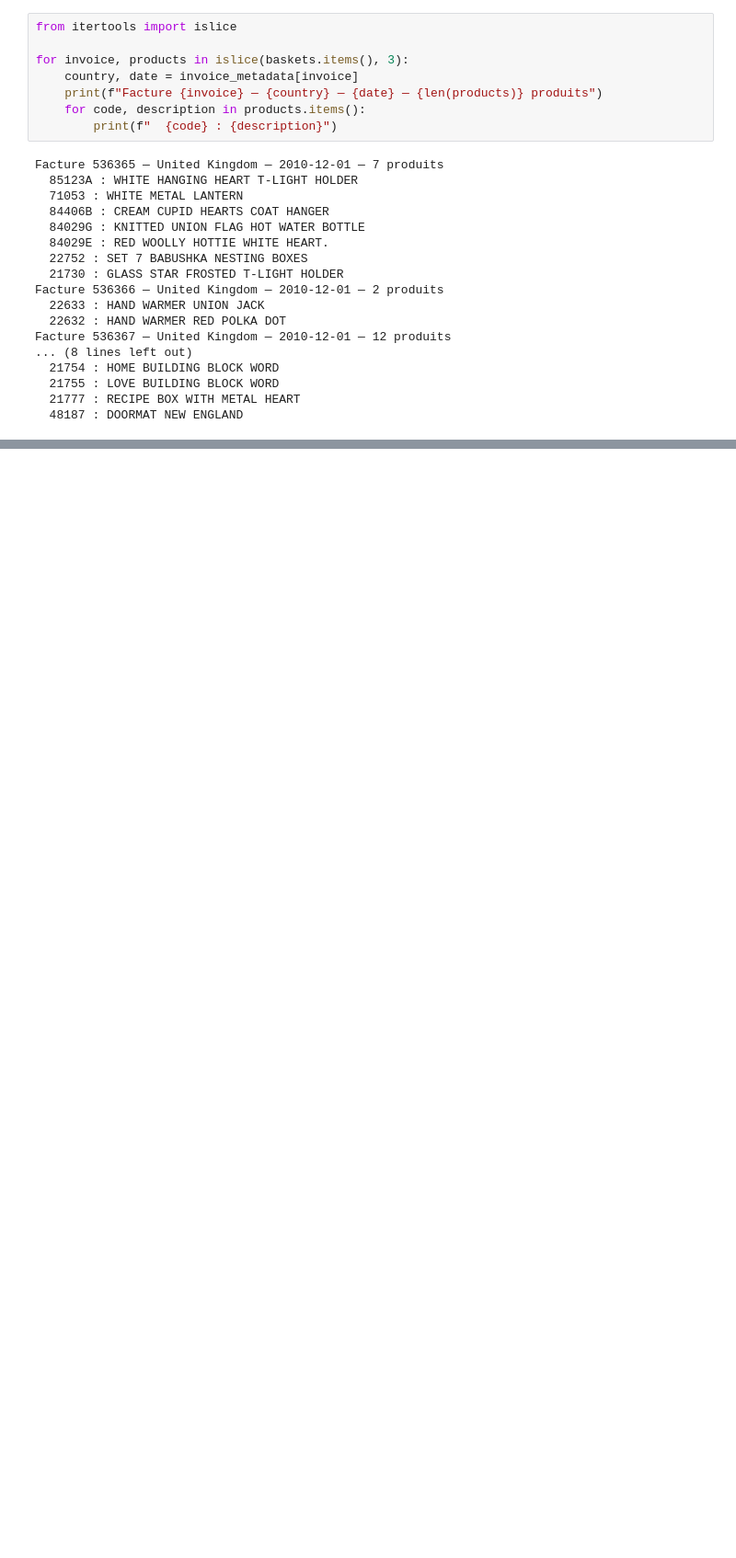
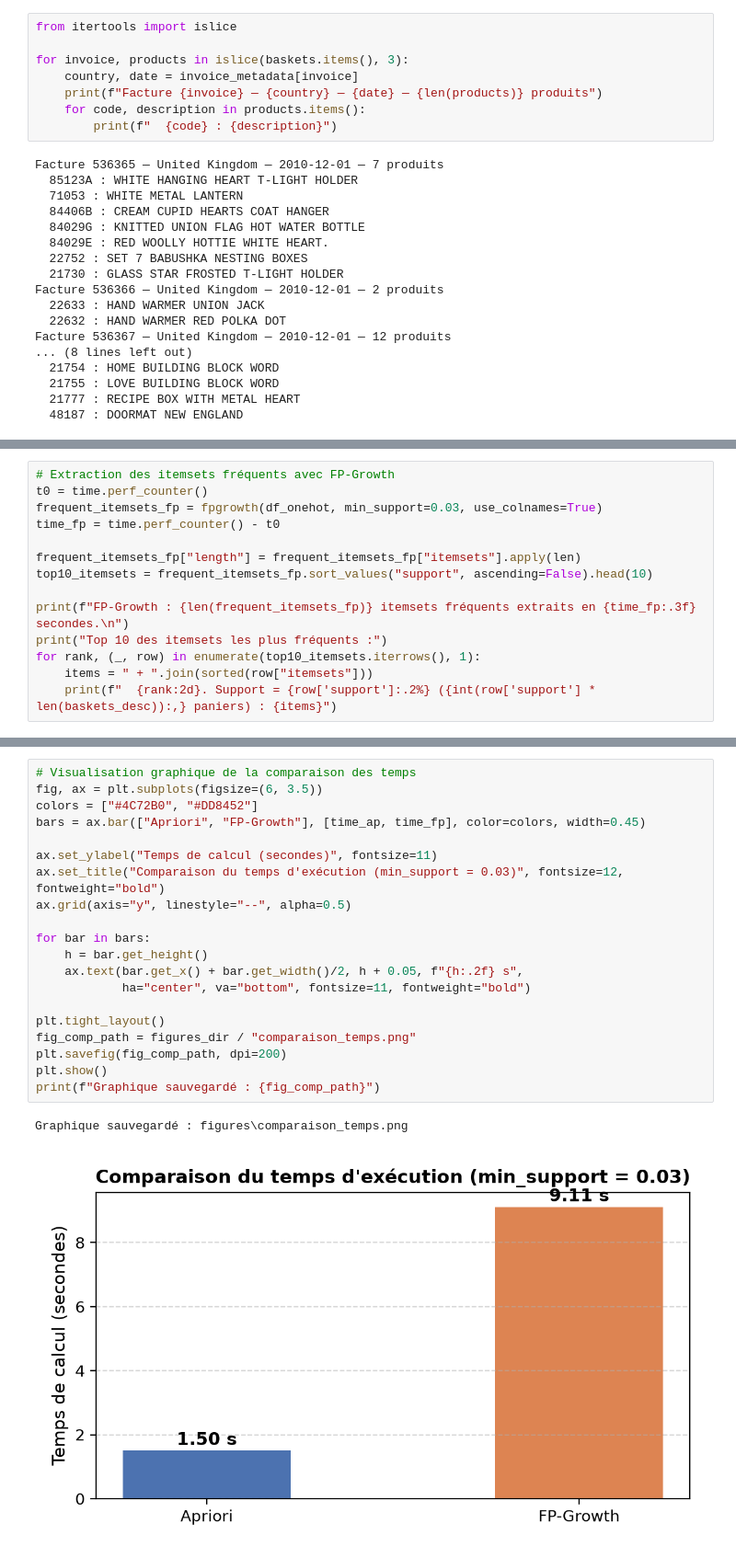
Before and after one commit to abdoufk77/mini_projet_apriori_fpgrowth, a Jupyter notebook: notebooks/Mini_Projet_Apriori_FPGrowth.ipynb, the cells around one changed output, grey strips where cells are left out. Shown at 92% size. Cells and saved outputs as stored; diff of their text form; blank space fills up the shorter version.

```diff
--- a/notebooks/Mini_Projet_Apriori_FPGrowth.ipynb
+++ b/notebooks/Mini_Projet_Apriori_FPGrowth.ipynb
@@ -138,0 +187,14 @@ Facture 536367 — United Kingdom — 2010-12-01 — 12 produits
+# %%
+# Extraction des itemsets fréquents avec FP-Growth
+t0 = time.perf_counter()
+frequent_itemsets_fp = fpgrowth(df_onehot, min_support=0.03, use_colnames=True)
+time_fp = time.perf_counter() - t0
+
+frequent_itemsets_fp["length"] = frequent_itemsets_fp["itemsets"].apply(len)
+top10_itemsets = frequent_itemsets_fp.sort_values("support", ascending=False).head(10)
+
+print(f"FP-Growth : {len(frequent_itemsets_fp)} itemsets fréquents extraits en {time_fp:.3f} secondes.\n")
+print("Top 10 des itemsets les plus fréquents :")
+for rank, (_, row) in enumerate(top10_itemsets.iterrows(), 1):
+    items = " + ".join(sorted(row["itemsets"]))
+    print(f"  {rank:2d}. Support = {row['support']:.2%} ({int(row['support'] * len(baskets_desc)):,} paniers) : {items}")
@@ -138,0 +335,23 @@ Facture 536367 — United Kingdom — 2010-12-01 — 12 produits
+# %%
+# Visualisation graphique de la comparaison des temps
+fig, ax = plt.subplots(figsize=(6, 3.5))
+colors = ["#4C72B0", "#DD8452"]
+bars = ax.bar(["Apriori", "FP-Growth"], [time_ap, time_fp], color=colors, width=0.45)
+
+ax.set_ylabel("Temps de calcul (secondes)", fontsize=11)
+ax.set_title("Comparaison du temps d'exécution (min_support = 0.03)", fontsize=12, fontweight="bold")
+ax.grid(axis="y", linestyle="--", alpha=0.5)
+
+for bar in bars:
+    h = bar.get_height()
+    ax.text(bar.get_x() + bar.get_width()/2, h + 0.05, f"{h:.2f} s",
+            ha="center", va="bottom", fontsize=11, fontweight="bold")
+
+plt.tight_layout()
+fig_comp_path = figures_dir / "comparaison_temps.png"
+plt.savefig(fig_comp_path, dpi=200)
+plt.show()
+print(f"Graphique sauvegardé : {fig_comp_path}")
+# %% [output]
+Graphique sauvegardé : figures\comparaison_temps.png
+[figure, added]
```
Also changed, not shown: parts of 19 cells of this notebook, 5 other files.
